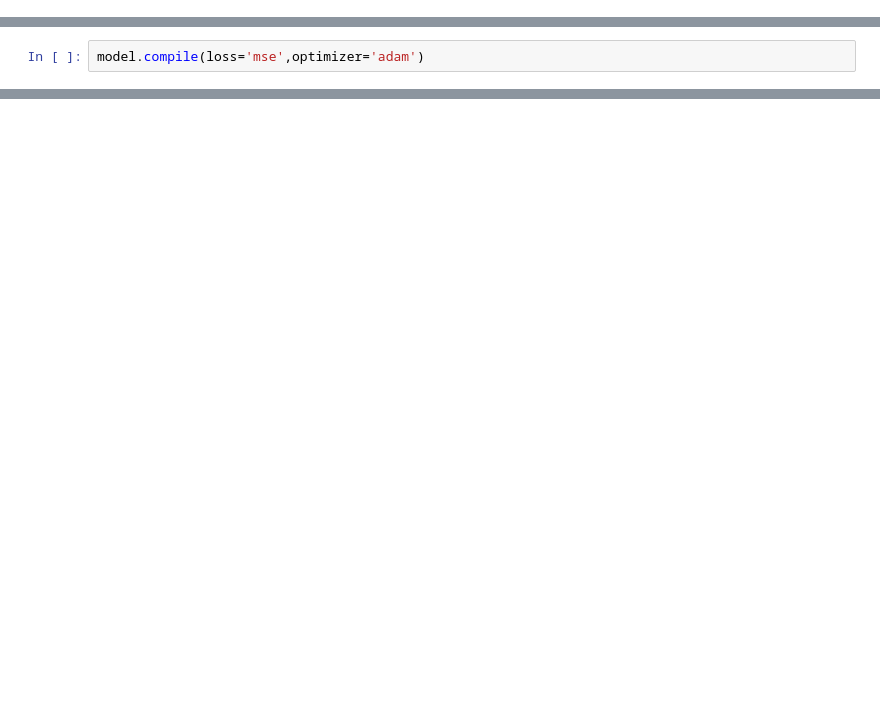
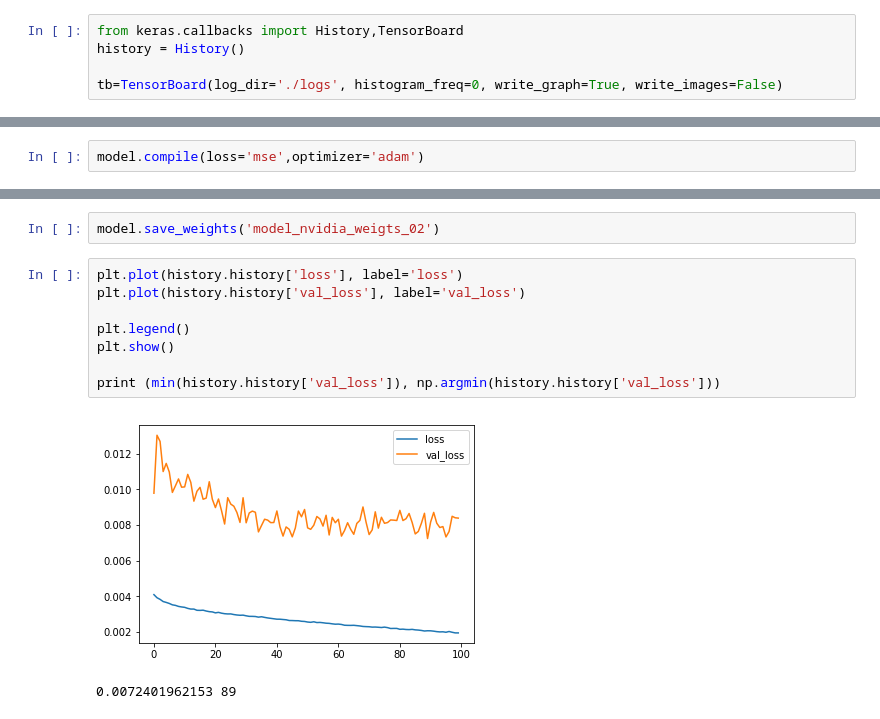
Before and after one commit to tarasovp/udacity, a Jupyter notebook: CarND-Behavioral-Cloning-P3/nvidia_net.ipynb, the cells around one changed output, grey strips where cells are left out. Cells and saved outputs as stored; diff of their text form; blank space fills up the shorter version.

```diff
--- a/CarND-Behavioral-Cloning-P3/nvidia_net.ipynb
+++ b/CarND-Behavioral-Cloning-P3/nvidia_net.ipynb
@@ -101,0 +60,5 @@ model.add(Dense(1))
+# %%
+from keras.callbacks import History,TensorBoard
+history = History()
+
+tb=TensorBoard(log_dir='./logs', histogram_freq=0, write_graph=True, write_images=False)
@@ -130,0 +112,13 @@ ImportError: No module named 'keras.models.Sequential'; 'keras.models' is not a
+# %%
+model.save_weights('model_nvidia_weigts_02')
+# %%
+plt.plot(history.history['loss'], label='loss')
+plt.plot(history.history['val_loss'], label='val_loss')
+
+plt.legend()
+plt.show()
+
+print (min(history.history['val_loss']), np.argmin(history.history['val_loss']))
+# %% [output]
+[figure, added]
+0.0072401962153 89
```
Also changed, not shown: parts of 24 cells of this notebook, 2 other files.
